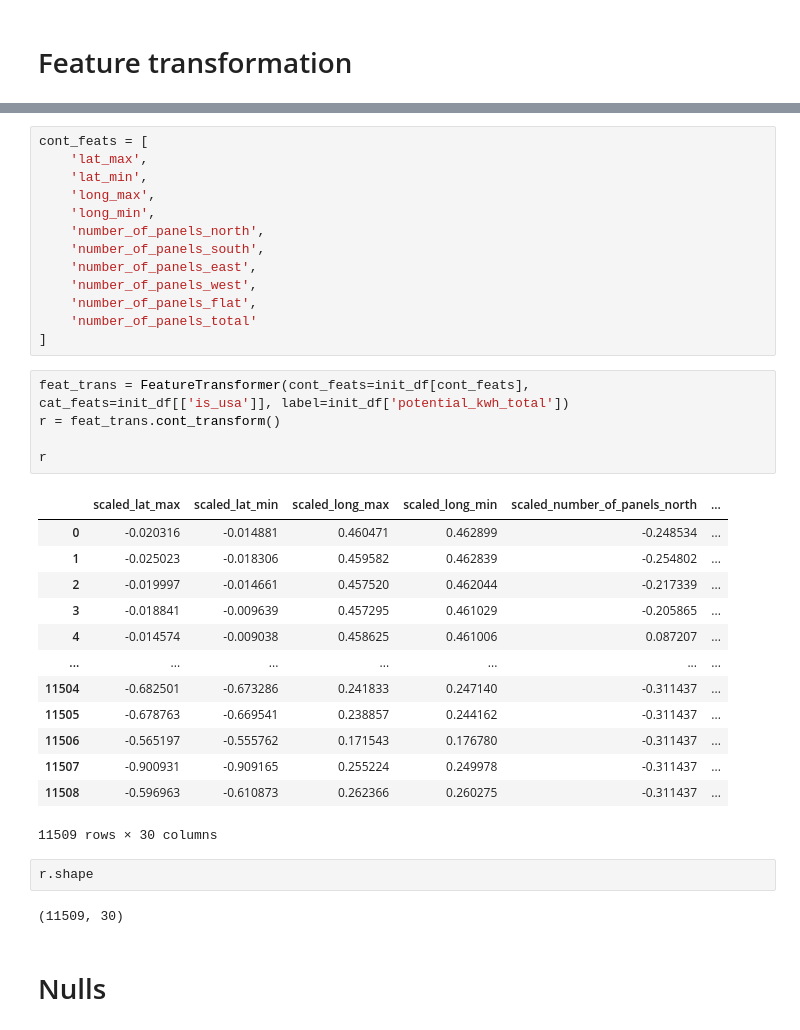
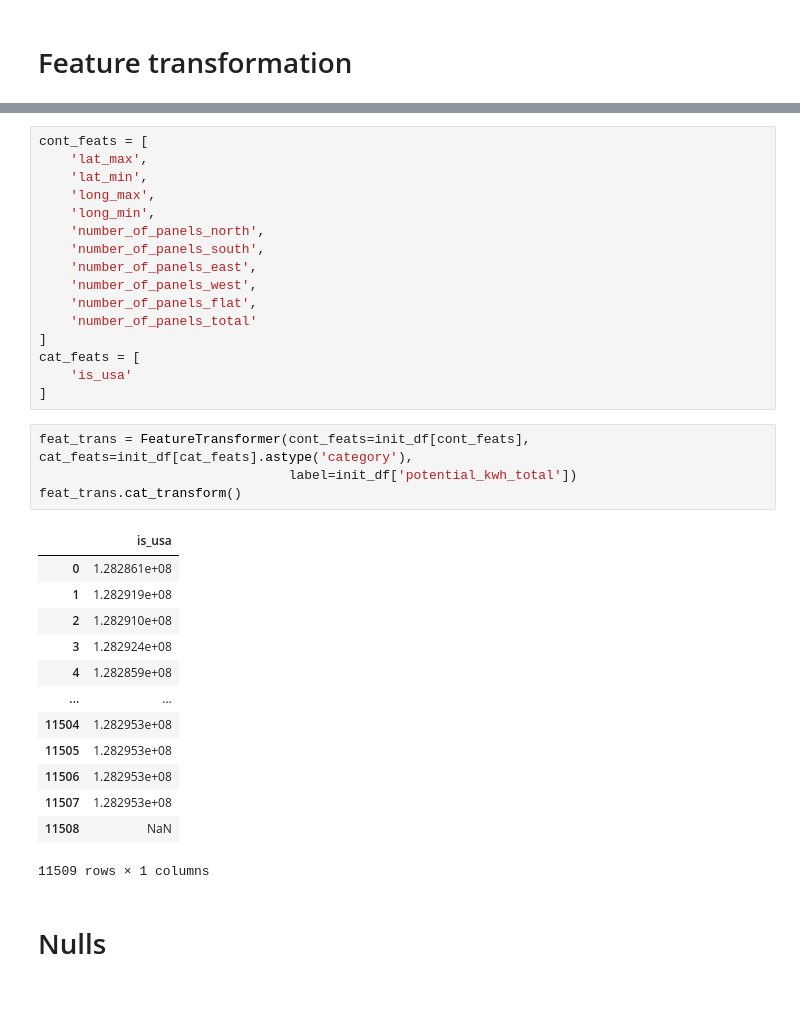
Before and after one commit to igor-cheb/mle_prep, a Jupyter notebook: geo_data_case_1/ETL.ipynb, the cells around one changed output, grey strips where cells are left out. Saved outputs shown, nothing was run; the diff lists cells and outputs as text; blank space fills up the shorter version.

Commit message:
cat features transform added

```diff
--- a/geo_data_case_1/ETL.ipynb
+++ b/geo_data_case_1/ETL.ipynb
@@ -262,29 +282,27 @@ cont_feats = [
     'number_of_panels_flat',
     'number_of_panels_total'
 ]
+cat_feats = [
+    'is_usa'
+]
 # %%
-feat_trans = FeatureTransformer(cont_feats=init_df[cont_feats], cat_feats=init_df[['is_usa']], label=init_df['potential_kwh_total'])
-r = feat_trans.cont_transform()
-
-r
+feat_trans = FeatureTransformer(cont_feats=init_df[cont_feats], cat_feats=init_df[cat_feats].astype('category'),
+                                label=init_df['potential_kwh_total'])
+feat_trans.cat_transform()
 # %% [output]
-|  | scaled_lat_max | scaled_lat_min | scaled_long_max | scaled_long_min | scaled_number_of_panels_north | ... |
-| 0 | -0.020316 | -0.014881 | 0.460471 | 0.462899 | -0.248534 | ... |
-| 1 | -0.025023 | -0.018306 | 0.459582 | 0.462839 | -0.254802 | ... |
-| 2 | -0.019997 | -0.014661 | 0.457520 | 0.462044 | -0.217339 | ... |
-| 3 | -0.018841 | -0.009639 | 0.457295 | 0.461029 | -0.205865 | ... |
-| 4 | -0.014574 | -0.009038 | 0.458625 | 0.461006 | 0.087207 | ... |
-| ... | ... | ... | ... | ... | ... | ... |
-| 11504 | -0.682501 | -0.673286 | 0.241833 | 0.247140 | -0.311437 | ... |
-| 11505 | -0.678763 | -0.669541 | 0.238857 | 0.244162 | -0.311437 | ... |
-| 11506 | -0.565197 | -0.555762 | 0.171543 | 0.176780 | -0.311437 | ... |
-| 11507 | -0.900931 | -0.909165 | 0.255224 | 0.249978 | -0.311437 | ... |
-| 11508 | -0.596963 | -0.610873 | 0.262366 | 0.260275 | -0.311437 | ... |
+|  | is_usa |
+| 0 | 1.282861e+08 |
+| 1 | 1.282919e+08 |
+| 2 | 1.282910e+08 |
+| 3 | 1.282924e+08 |
+| 4 | 1.282859e+08 |
+| ... | ... |
+| 11504 | 1.282953e+08 |
+| 11505 | 1.282953e+08 |
+| 11506 | 1.282953e+08 |
+| 11507 | 1.282953e+08 |
+| 11508 | NaN |
-11509 rows × 30 columns
+11509 rows × 1 columns
-# %%
-r.shape
-# %% [output]
-(11509, 30)
 # %% [markdown]
 <a name='3'></a>
 # Nulls
```
Also changed, not shown: parts of 3 cells of this notebook.
